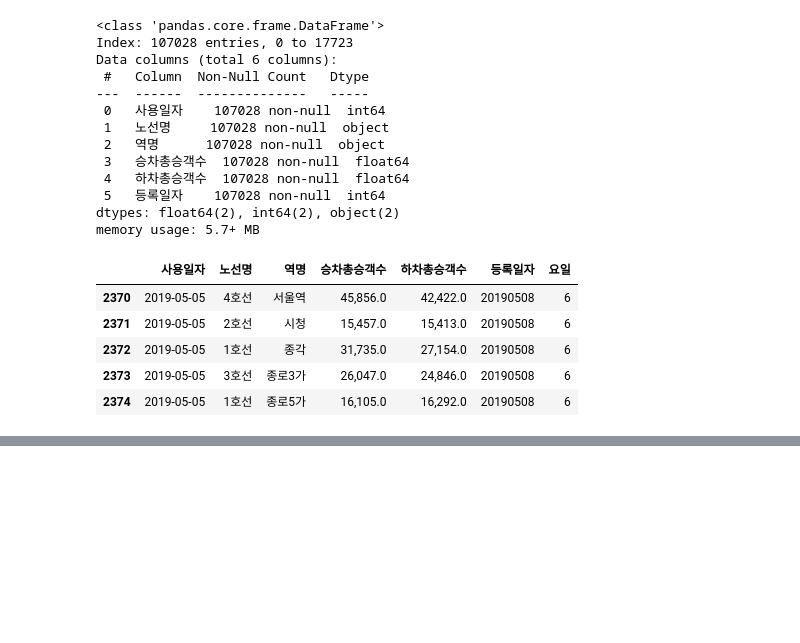
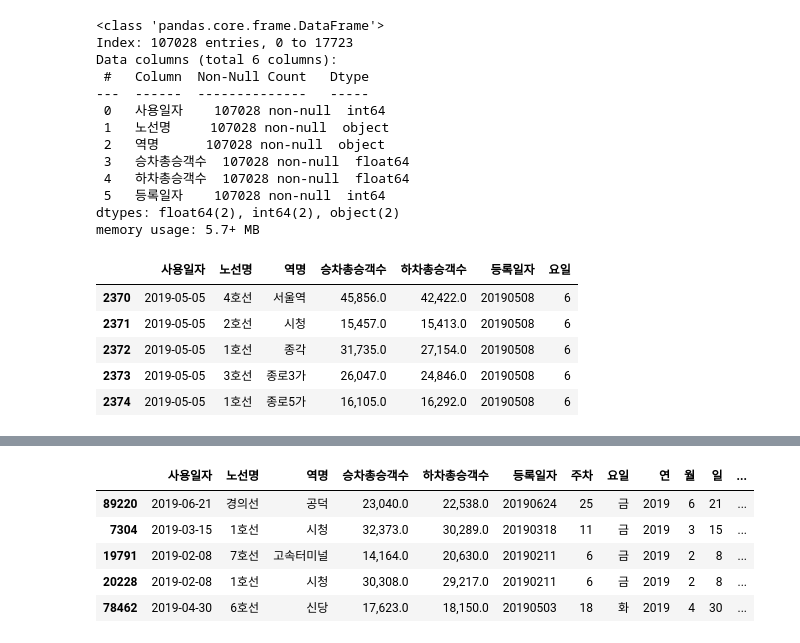
Before and after one commit to smu-202115064/Training-project-for-AI-X-Pioneers-Basic, a Jupyter notebook: 실습/데이터 가공.ipynb, the cells around one changed output, grey strips where cells are left out. Drawn from its saved outputs; the diff is of its cells as text; code cells hidden in the pictures; blank space fills up the shorter version.

Commit message:
지하철 병합된 데이터에 역별 지역구 정보 추가

```diff
--- a/실습/데이터 가공.ipynb
+++ b/실습/데이터 가공.ipynb
@@ -184,0 +185,5 @@ df_subway_raw.sample(5)
+# %%
+df = pd.read_csv(str(BASE_DIR / 'data' / '서울교통공사 역주소 및 전화번호_20240331.csv'))
+df['지역구'] = df['도로명주소'].str.extract(r'\s(\w+구)\s')[0].str.strip()
+
+df.sample(5)
@@ -185,2 +197,14 @@ df_subway_raw.sample(5)
+# %%
+# 기존 역 승하차 데이터에 지역구를 추가하자.
+
+df_subway_raw = pd.merge(left=df_subway_raw, right=df[['역명', '지역구']], how='inner', on='역명')
+df_subway_raw.sample(5)
+# %% [output]
+|  | 사용일자 | 노선명 | 역명 | 승차총승객수 | 하차총승객수 | 등록일자 | 주차 | 요일 | 연 | 월 | 일 | ... |
+| 89220 | 2019-06-21 | 경의선 | 공덕 | 23,040.0 | 22,538.0 | 20190624 | 25 | 금 | 2019 | 6 | 21 | ... |
+| 7304 | 2019-03-15 | 1호선 | 시청 | 32,373.0 | 30,289.0 | 20190318 | 11 | 금 | 2019 | 3 | 15 | ... |
+| 19791 | 2019-02-08 | 7호선 | 고속터미널 | 14,164.0 | 20,630.0 | 20190211 | 6 | 금 | 2019 | 2 | 8 | ... |
+| 20228 | 2019-02-08 | 1호선 | 시청 | 30,308.0 | 29,217.0 | 20190211 | 6 | 금 | 2019 | 2 | 8 | ... |
+| 78462 | 2019-04-30 | 6호선 | 신당 | 17,623.0 | 18,150.0 | 20190503 | 18 | 화 | 2019 | 4 | 30 | ... |
 # %%
 df_subway_raw.to_csv(str(BASE_DIR / 'data' / '지하철_데이터병합_2019.csv'), index=False)
```
Also changed, not shown: parts of 6 cells of this notebook, 1 other file.
